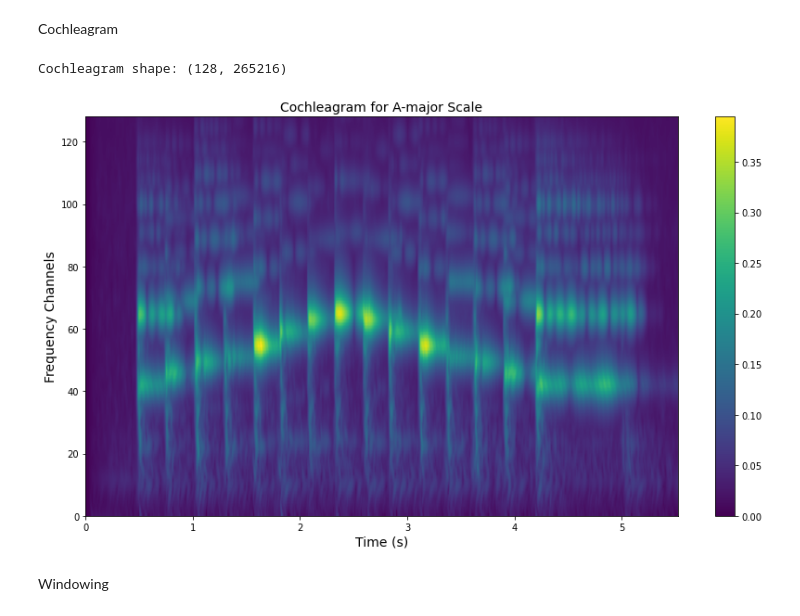
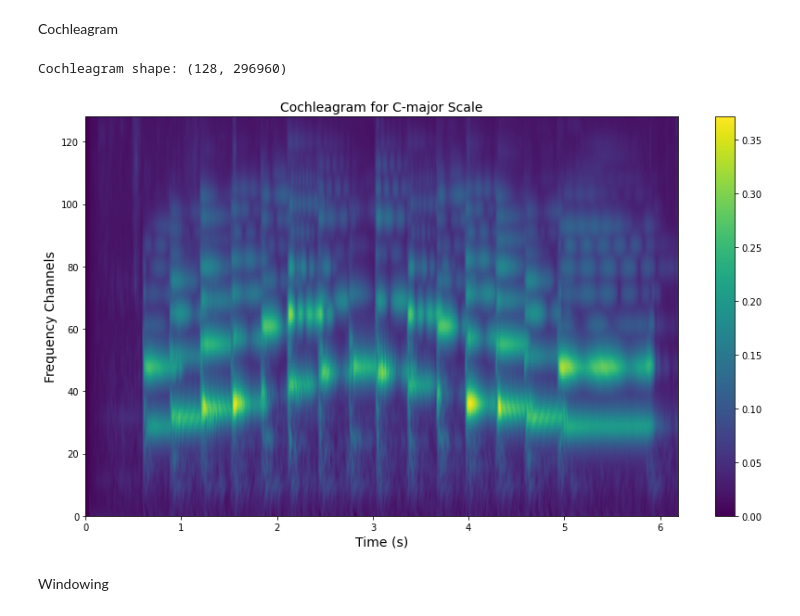
Before and after one commit to salveron/bachelors_thesis, a Jupyter notebook: src/main_example.ipynb, the cells around one changed output. Cells and saved outputs as stored; diff of their text form; code cells hidden in the pictures.

```diff
--- a/src/main_example.ipynb
+++ b/src/main_example.ipynb
@@ -10,7 +11,7 @@ from scripts import *
 # %% [markdown]
 The input sound is initially binaural, keeping both channels to be able to play it
 # %%
-file_name = "A dur rychle.wav"
+file_name = "C dur rychle.wav"
 base_name, extension = file_name.split(".")
 sound = load_sound(file_name, monaural=False)
 # %% [output]
@@ -43,13 +44,12 @@ n_channels = 128
 cochleagram, center_freqs = compute_cochleagram(sound, n_channels, return_cf=True)
 print(f"Cochleagram shape: {cochleagram.shape}")
 # %% [output]
-Cochleagram shape: (128, 265216)
+Cochleagram shape: (128, 296960)
 # %%
-import os
-plot_cochleagram(cochleagram, sound.samplerate, plot_title="Cochleagram for A-major Scale",
-                 save_figure=False, save_file_path=os.path.join("..", "text", "src", "include", "cochleagram_example_A-major.jpg"))
+plot_cochleagram(cochleagram, sound.samplerate, figtitle="Cochleagram for C-major Scale",
+                 save_figure=False, save_file_path=os.path.join("..", "text", "src", "include", "cochleagram_example_C-major.jpg"))
 # %% [output]
-[figure, old version]
+[figure, new version]
 # %% [markdown]
 Windowing
 # %%
```
Also changed, not shown: parts of 7 cells of this notebook, 13 other files.
